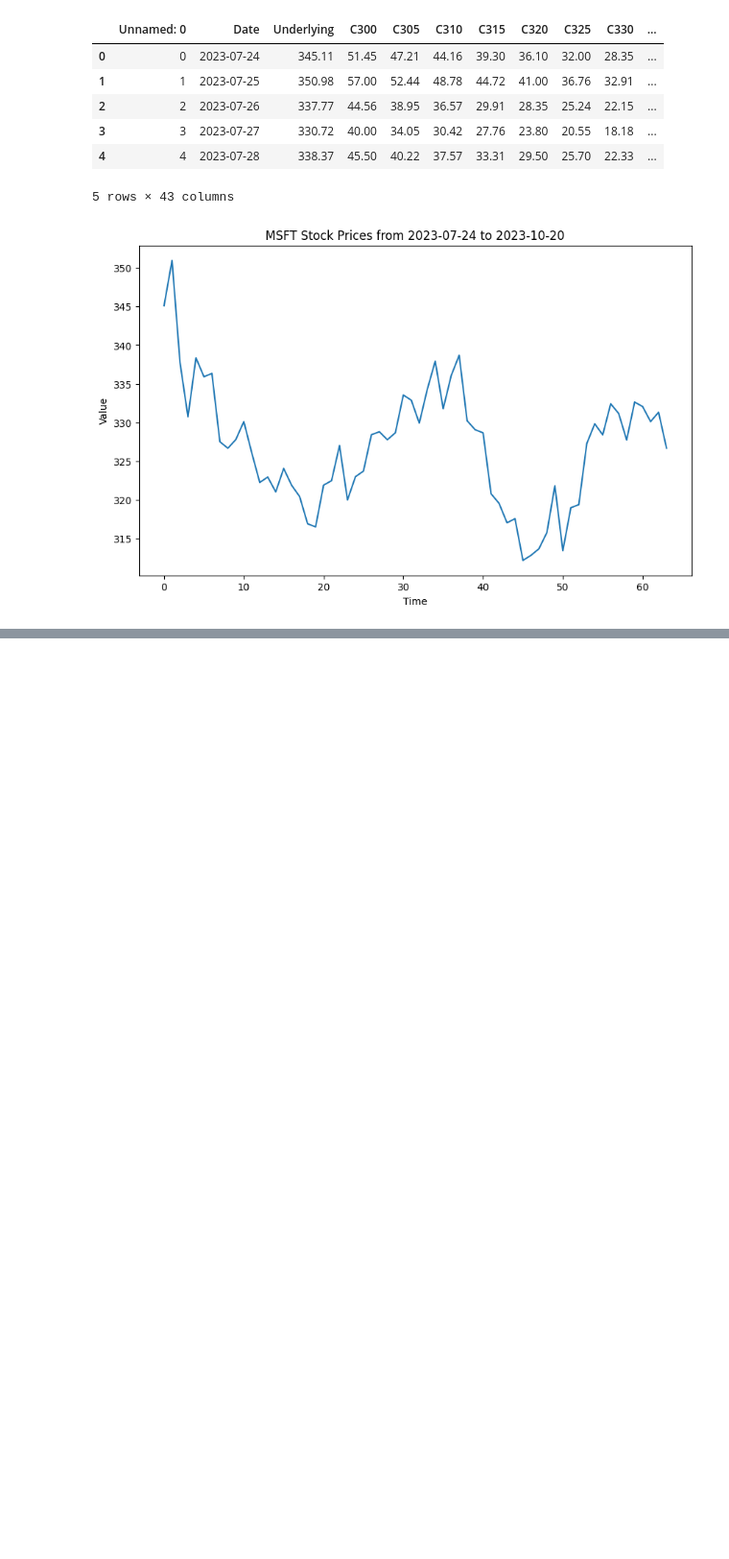
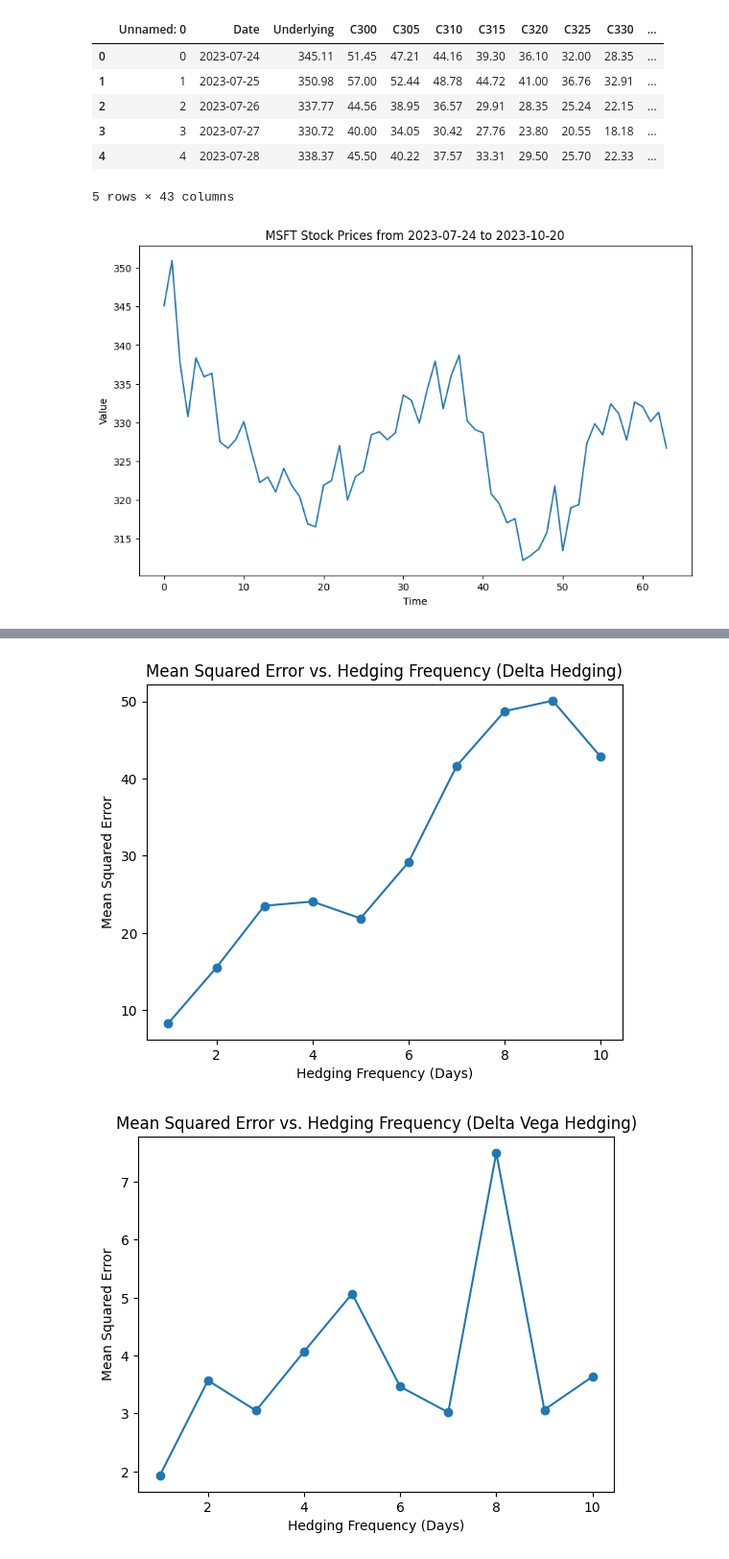
Before and after one commit to Snail664/greek-hedging, a Jupyter notebook: hedging.ipynb, the cells around one changed output, grey strips where cells are left out. Shown at 96% size. Saved outputs shown, nothing was run; the diff lists cells and outputs as text; code cells hidden in the pictures; blank space fills up the shorter version.

```diff
--- a/hedging.ipynb
+++ b/hedging.ipynb
@@ -647,0 +649,4 @@ print(results)
+# %%
+results_frequencies = run_tests(testing_multiple_hedging_frequencies, data)
+results_maturities = run_tests(testing_multiple_time_to_maturity, data)
+results_prices = run_tests(testing_multiple_call_prices, data)
@@ -647,0 +671,31 @@ print(results)
+# %%
+plt.plot(results_frequencies['x_axis'], results_frequencies['mean_errors_delta_hedging'], marker='o')
+plt.xlabel('Hedging Frequency (Days)')
+plt.ylabel('Mean Squared Error')
+plt.title('Mean Squared Error vs. Hedging Frequency (Delta Hedging)')
+plt.show()
+
+plt.plot(results_frequencies['x_axis'], results_frequencies['mean_errors_delta_vega_hedging'], marker='o')
+plt.xlabel('Hedging Frequency (Days)')
+plt.ylabel('Mean Squared Error')
+plt.title('Mean Squared Error vs. Hedging Frequency (Delta Vega Hedging)')
+plt.show()
+
+plt.plot(results_frequencies['x_axis'], results_frequencies['mean_errors_delta_hedging'], label='Delta Hedging', marker='o')
+plt.plot(results_frequencies['x_axis'], results_frequencies['mean_errors_delta_vega_hedging'], label='Delta-Vega Hedging', marker='o')
+plt.xlabel('Hedging Frequency (Days)')
+plt.ylabel('Mean Squared Error')
+plt.title('Mean Squared Error vs. Hedging Frequency (Comparing Delta and Delta-Vega Hedging Strategies)')
+plt.legend()
+plt.show()
+
+plt.plot(results_frequencies['x_axis'], results_frequencies["mean_transaction_cost_delta_hedging"], label='Delta Hedging', marker='o')
+plt.plot(results_frequencies['x_axis'], results_frequencies["mean_transaction_cost_delta_vega_hedging"], label='Delta-Vega Hedging', marker='o')
+plt.xlabel('Hedging Frequency (Days)')
+plt.ylabel('Transaction cost')
+plt.title('Transaction cost vs. Hedging Frequency (Comparing Delta and Delta-Vega Hedging Strategies)')
+plt.legend()
+plt.show()
+# %% [output]
+[figure, added]
+[figure, added]
```
Also changed, not shown: parts of 14 cells of this notebook, 1 other file.
